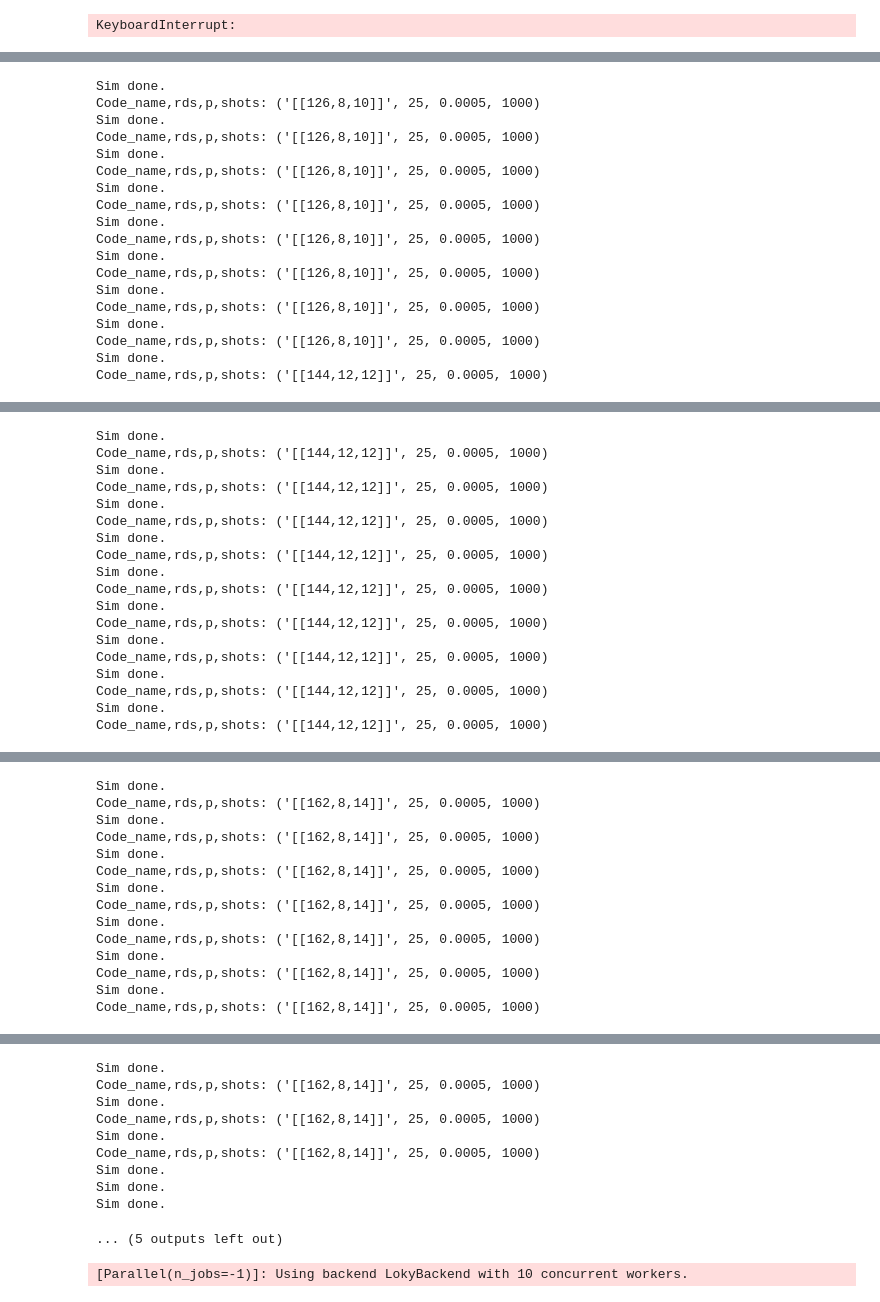
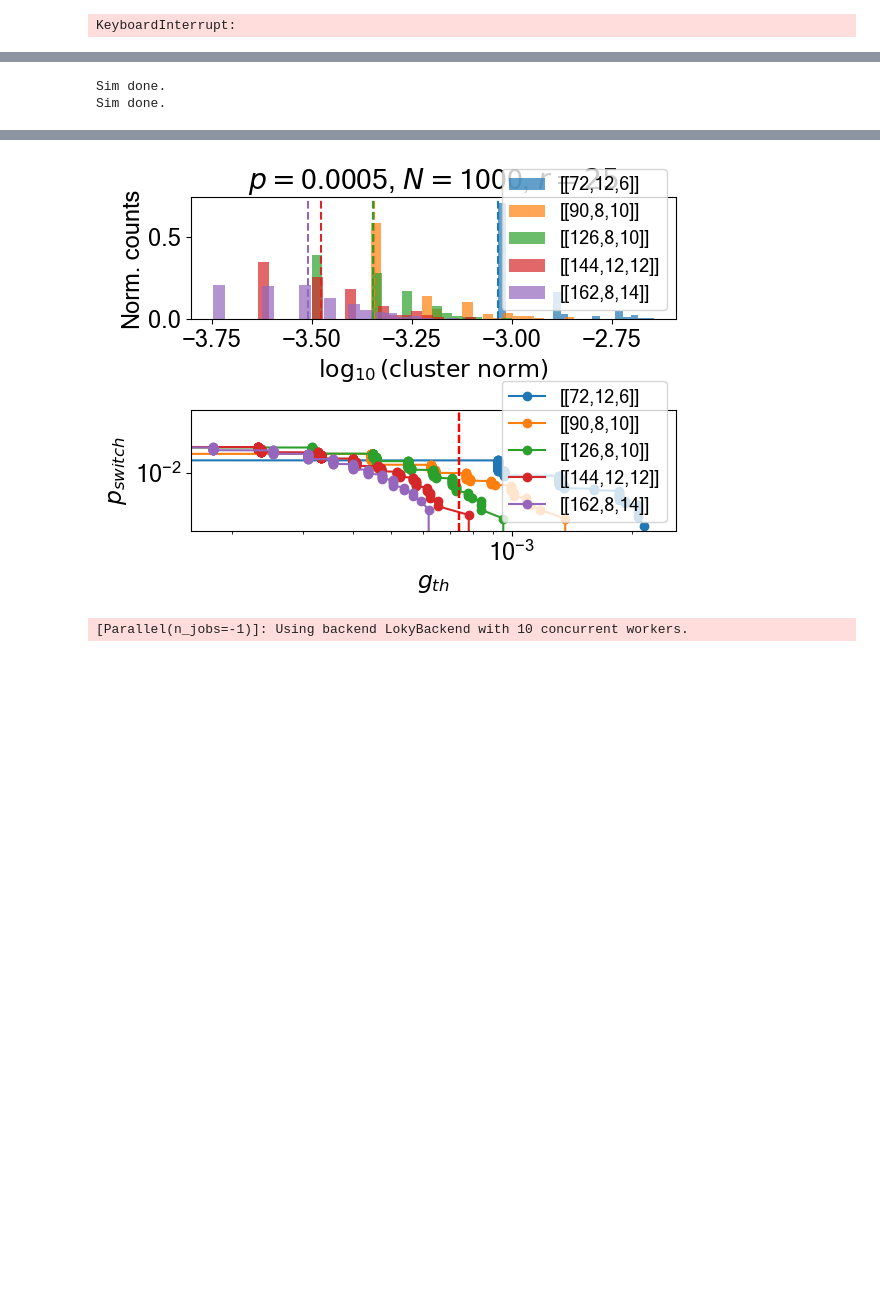
Before and after one commit to acatspirit/realtime_decoding_qldpc, a Jupyter notebook: notebooks/decoder_characterization.ipynb, the cells around one changed output, grey strips where cells are left out. Saved outputs shown, nothing was run; the diff lists cells and outputs as text; code cells hidden in the pictures; blank space fills up the shorter version.

Commit message:
added switch rate to plotter

```diff
--- a/notebooks/decoder_characterization.ipynb
+++ b/notebooks/decoder_characterization.ipynb
@@ -318,17 +318,18 @@ import numpy as np
 from joblib import Parallel, delayed
 
 def main():
-    basis      = 'Z' #basis determining the memory experiment for the BB codes
+    weak_decoder      = 'uf' #basis determining the memory experiment for the BB codes
     code_names = ["[[72,12,6]]", "[[90,8,10]]" ,"[[126,8,10]]", "[[144,12,12]]", "[[162,8,14]]"]
     # code_names = ["[[72,12,6]]"]
     p = 5e-4
     switch_rate = 1e-4
     num_rounds=25
     num_shots=1_000
-    cluster_norms, ler_results, yerr_results =  get_cluster_norm_distributions_and_switch_probs(code_names=code_names, p=p)
-    min_cutoff = get_cutoff_for_desired_switch_rate(switch_rate=switch_rate, p=p, cluster_norms=cluster_norms, code_names=code_names)
-    plot_cluster_norm_distributions_and_switch_probs(code_names=code_names, cluster_norms=cluster_norms, p=p, num_rounds=num_rounds, num_shots=num_shots, cutoff=min_cutoff)
-    print(min_cutoff)
+    plot_cluster_norm_distributions_and_switch_probs(code_names, p, num_rounds, num_shots, switch_rate, weak_decoder=weak_decoder)
+    # cluster_norms, ler_results, yerr_results =  get_cluster_norm_distributions_and_switch_probs(code_names=code_names, p=p)
+    # min_cutoff = get_cutoff_for_desired_switch_rate(switch_rate=switch_rate, p=p, cluster_norms=cluster_norms, code_names=code_names)
+    # plot_cluster_norm_distributions_and_switch_probs(code_names=code_names, cluster_norms=cluster_norms, p=p, num_rounds=num_rounds, num_shots=num_shots, cutoff=min_cutoff)
+    # print(min_cutoff)
 
 if __name__ == '__main__':
      main()
@@ -373,18 +348,2 @@ Code_name,rds,p,shots: ('[[126,8,10]]', 25, 0.0005, 1000)
 Sim done.
-Code_name,rds,p,shots: ('[[126,8,10]]', 25, 0.0005, 1000)
 Sim done.
-Code_name,rds,p,shots: ('[[126,8,10]]', 25, 0.0005, 1000)
-Sim done.
-Code_name,rds,p,shots: ('[[126,8,10]]', 25, 0.0005, 1000)
-Sim done.
-Code_name,rds,p,shots: ('[[126,8,10]]', 25, 0.0005, 1000)
-Sim done.
-Code_name,rds,p,shots: ('[[126,8,10]]', 25, 0.0005, 1000)
-Sim done.
-Code_name,rds,p,shots: ('[[126,8,10]]', 25, 0.0005, 1000)
-Sim done.
-Code_name,rds,p,shots: ('[[126,8,10]]', 25, 0.0005, 1000)
-Sim done.
-Code_name,rds,p,shots: ('[[126,8,10]]', 25, 0.0005, 1000)
-Sim done.
-Code_name,rds,p,shots: ('[[144,12,12]]', 25, 0.0005, 1000)
@@ -392,18 +350,0 @@ Code_name,rds,p,shots: ('[[144,12,12]]', 25, 0.0005, 1000)
-Sim done.
-Code_name,rds,p,shots: ('[[144,12,12]]', 25, 0.0005, 1000)
-Sim done.
-Code_name,rds,p,shots: ('[[144,12,12]]', 25, 0.0005, 1000)
-Sim done.
-Code_name,rds,p,shots: ('[[144,12,12]]', 25, 0.0005, 1000)
-Sim done.
-Code_name,rds,p,shots: ('[[144,12,12]]', 25, 0.0005, 1000)
-Sim done.
-Code_name,rds,p,shots: ('[[144,12,12]]', 25, 0.0005, 1000)
-Sim done.
-Code_name,rds,p,shots: ('[[144,12,12]]', 25, 0.0005, 1000)
-Sim done.
-Code_name,rds,p,shots: ('[[144,12,12]]', 25, 0.0005, 1000)
-Sim done.
-Code_name,rds,p,shots: ('[[144,12,12]]', 25, 0.0005, 1000)
-Sim done.
-Code_name,rds,p,shots: ('[[144,12,12]]', 25, 0.0005, 1000)
@@ -411,14 +350,0 @@ Code_name,rds,p,shots: ('[[144,12,12]]', 25, 0.0005, 1000)
-Sim done.
-Code_name,rds,p,shots: ('[[162,8,14]]', 25, 0.0005, 1000)
-Sim done.
-Code_name,rds,p,shots: ('[[162,8,14]]', 25, 0.0005, 1000)
-Sim done.
-Code_name,rds,p,shots: ('[[162,8,14]]', 25, 0.0005, 1000)
-Sim done.
-Code_name,rds,p,shots: ('[[162,8,14]]', 25, 0.0005, 1000)
-Sim done.
-Code_name,rds,p,shots: ('[[162,8,14]]', 25, 0.0005, 1000)
-Sim done.
-Code_name,rds,p,shots: ('[[162,8,14]]', 25, 0.0005, 1000)
-Sim done.
-Code_name,rds,p,shots: ('[[162,8,14]]', 25, 0.0005, 1000)
@@ -426,13 +351,4 @@ Code_name,rds,p,shots: ('[[162,8,14]]', 25, 0.0005, 1000)
-Sim done.
-Code_name,rds,p,shots: ('[[162,8,14]]', 25, 0.0005, 1000)
-Sim done.
-Code_name,rds,p,shots: ('[[162,8,14]]', 25, 0.0005, 1000)
-Sim done.
-Code_name,rds,p,shots: ('[[162,8,14]]', 25, 0.0005, 1000)
-Sim done.
-Sim done.
-Sim done.
-... (5 outputs left out)
+[figure, added]
 # %%
 # scan the cluster size stuff for a variety of p
 from realtime_decoding.cluster_norm_distributions import get_cluster_norm_distributions_and_switch_probs, get_cutoff_for_desired_switch_rate
```
Also changed, not shown: parts of 1 cell of this notebook, 1 other file.
